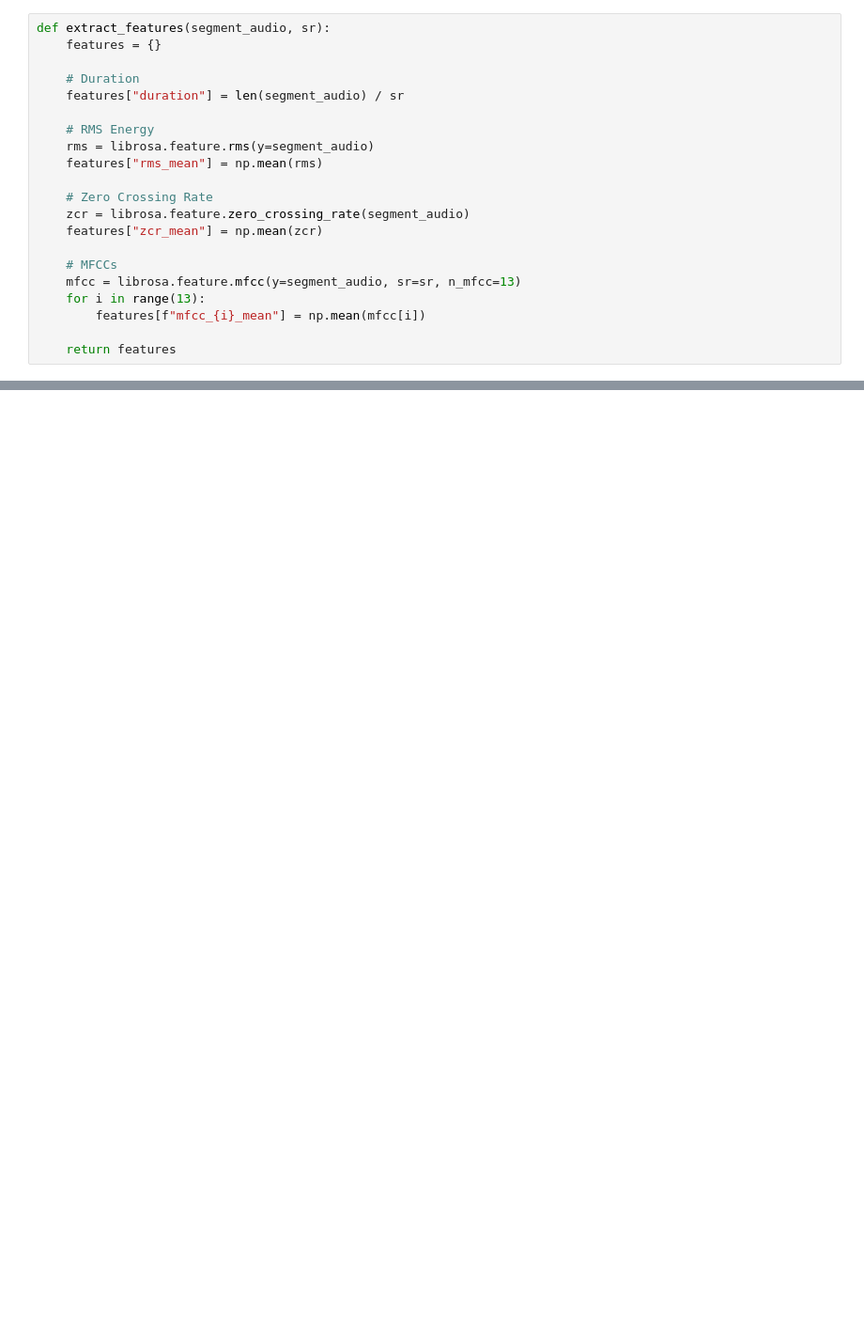
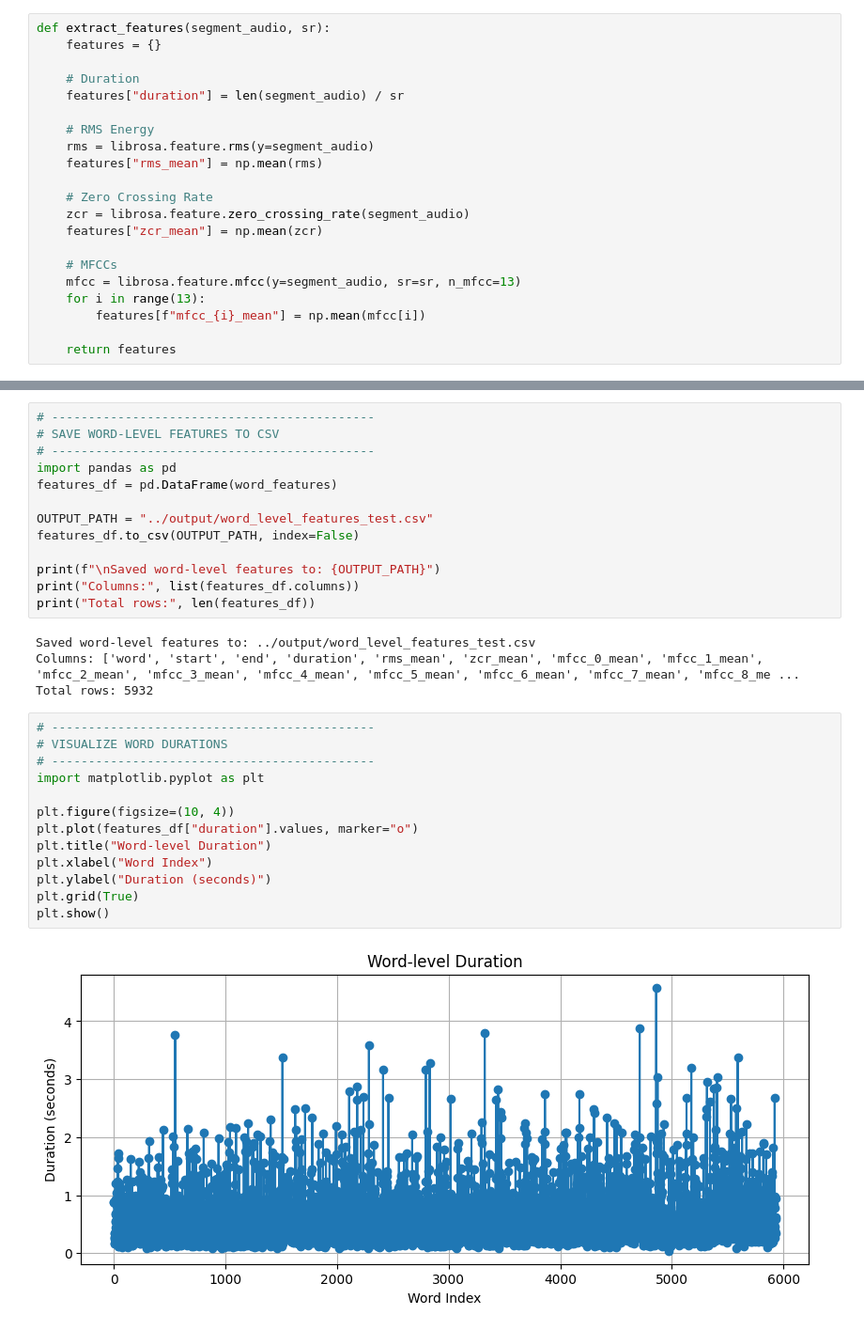
Before and after one commit to heyayushhh/Projexa-AI, a Jupyter notebook: speech_pipeline/src/word_level_features.ipynb, the cells around one changed output, grey strips where cells are left out. Shown at 94% size. Saved outputs shown, nothing was run; the diff lists cells and outputs as text; blank space fills up the shorter version.

```diff
--- a/speech_pipeline/src/word_level_features.ipynb
+++ b/speech_pipeline/src/word_level_features.ipynb
@@ -116,0 +119,32 @@ NameError: name 'words' is not defined
+# %%
+# --------------------------------------------
+# SAVE WORD-LEVEL FEATURES TO CSV
+# --------------------------------------------
+import pandas as pd
+features_df = pd.DataFrame(word_features)
+
+OUTPUT_PATH = "../output/word_level_features_test.csv"
+features_df.to_csv(OUTPUT_PATH, index=False)
+
+print(f"\nSaved word-level features to: {OUTPUT_PATH}")
+print("Columns:", list(features_df.columns))
+print("Total rows:", len(features_df))
+# %% [output]
+Saved word-level features to: ../output/word_level_features_test.csv
+Columns: ['word', 'start', 'end', 'duration', 'rms_mean', 'zcr_mean', 'mfcc_0_mean', 'mfcc_1_mean', 'mfcc_2_mean', 'mfcc_3_mean', 'mfcc_4_mean', 'mfcc_5_mean', 'mfcc_6_mean', 'mfcc_7_mean', 'mfcc_8_me ...
+Total rows: 5932
+# %%
+# --------------------------------------------
+# VISUALIZE WORD DURATIONS
+# --------------------------------------------
+import matplotlib.pyplot as plt
+
+plt.figure(figsize=(10, 4))
+plt.plot(features_df["duration"].values, marker="o")
+plt.title("Word-level Duration")
+plt.xlabel("Word Index")
+plt.ylabel("Duration (seconds)")
+plt.grid(True)
+plt.show()
+# %% [output]
+[figure, added]
```
Also changed, not shown: parts of 8 cells of this notebook, 6 other files.
